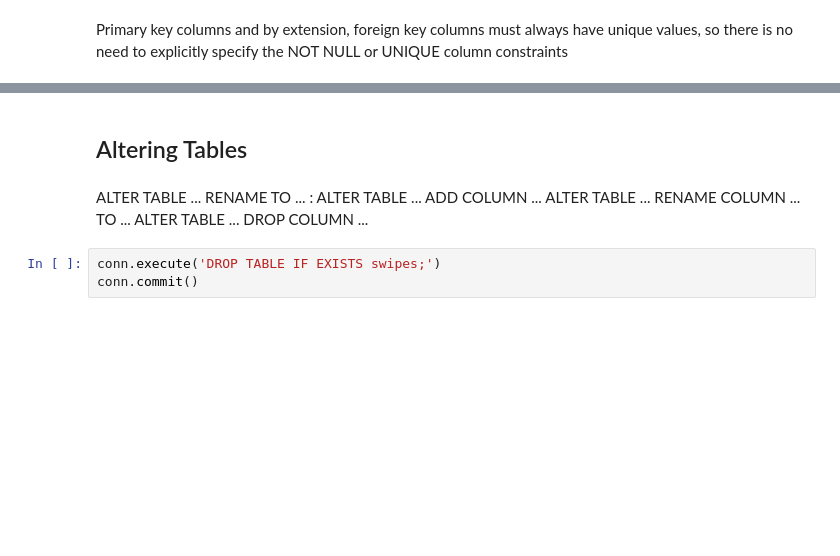
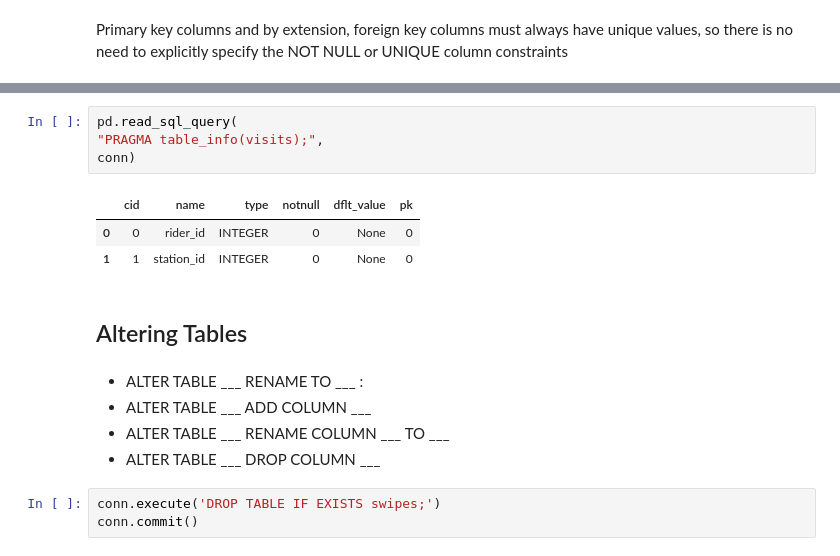
Before and after one commit to engineer-nicolas/cs50sql, a Jupyter notebook: lecture_2_Designing/lecture_2.ipynb, the cells around one changed output, grey strips where cells are left out. Saved outputs shown, nothing was run; the diff lists cells and outputs as text; blank space fills up the shorter version.

```diff
--- a/lecture_2_Designing/lecture_2.ipynb
+++ b/lecture_2_Designing/lecture_2.ipynb
@@ -271,13 +270,21 @@ pd.read_sql_query(
 | 0 | 0 | id | INTEGER | 0 | None | 1 |
 | 1 | 1 | name | TEXT | 1 | None | 0 |
 | 2 | 2 | line | TEXT | 1 | None | 0 |
+# %%
+pd.read_sql_query(
+"PRAGMA table_info(visits);",
+conn)
+# %% [output]
+|  | cid | name | type | notnull | dflt_value | pk |
+| 0 | 0 | rider_id | INTEGER | 0 | None | 0 |
+| 1 | 1 | station_id | INTEGER | 0 | None | 0 |
 # %% [markdown]
 ## Altering Tables
 # %% [markdown]
-ALTER TABLE ... RENAME TO ... :
-ALTER TABLE ... ADD COLUMN ...
-ALTER TABLE ... RENAME COLUMN ... TO ...
-ALTER TABLE ... DROP COLUMN ...
+- ALTER TABLE ___ RENAME TO ___ :
+- ALTER TABLE ___ ADD COLUMN ___
+- ALTER TABLE ___ RENAME COLUMN ___ TO ___
+- ALTER TABLE ___ DROP COLUMN ___
 # %%
 conn.execute('DROP TABLE IF EXISTS swipes;')
 conn.commit()
```
Also changed, not shown: parts of 6 cells of this notebook.
